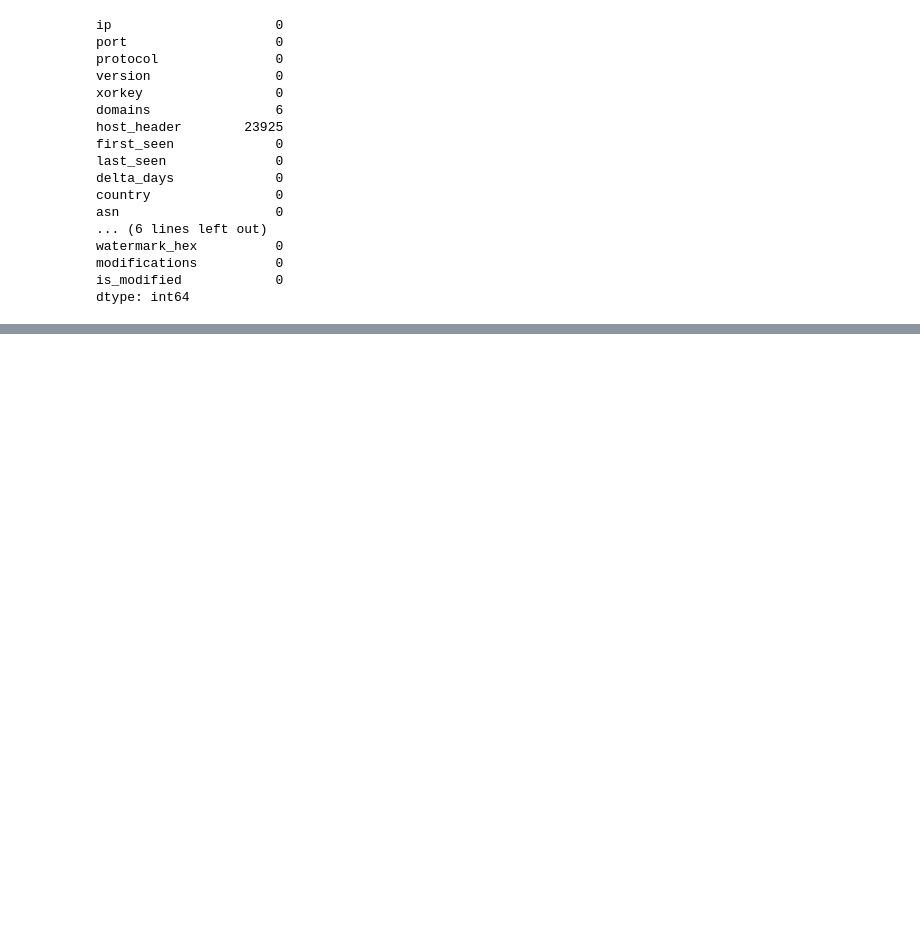
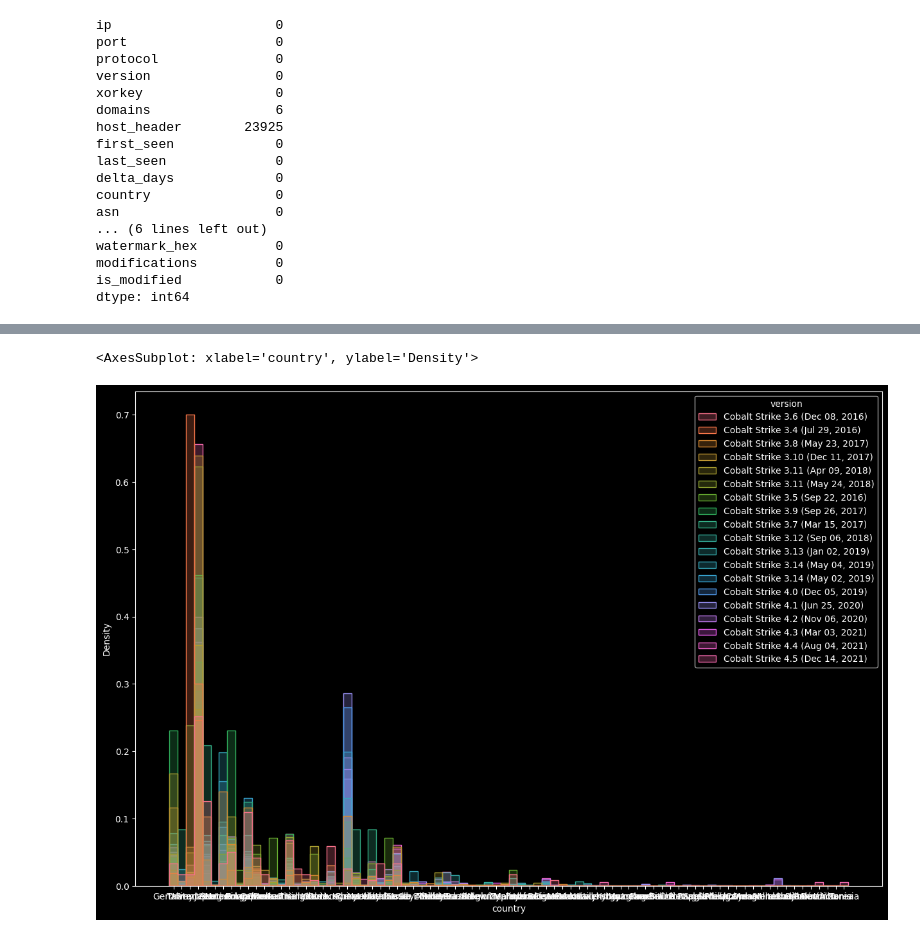
Before and after one commit to clivoa/cobaltstrikekmodes, a Jupyter notebook: kmodes_analysis.ipynb, the cells around one changed output, grey strips where cells are left out. Saved outputs shown, nothing was run; the diff lists cells and outputs as text; code cells hidden in the pictures; blank space fills up the shorter version.

```diff
--- a/kmodes_analysis.ipynb
+++ b/kmodes_analysis.ipynb
@@ -139,0 +369,10 @@ data = df.fillna(0)
+# %%
+plt.subplots(figsize = (15,10))
+
+sns.histplot(
+    combinedDf, x="country", hue="version", element="step",
+    stat="density", common_norm=False,
+)
+# %% [output]
+<AxesSubplot: xlabel='country', ylabel='Density'>
+[figure, added]
```
Also changed, not shown: parts of 43 cells of this notebook, 1 other file.
